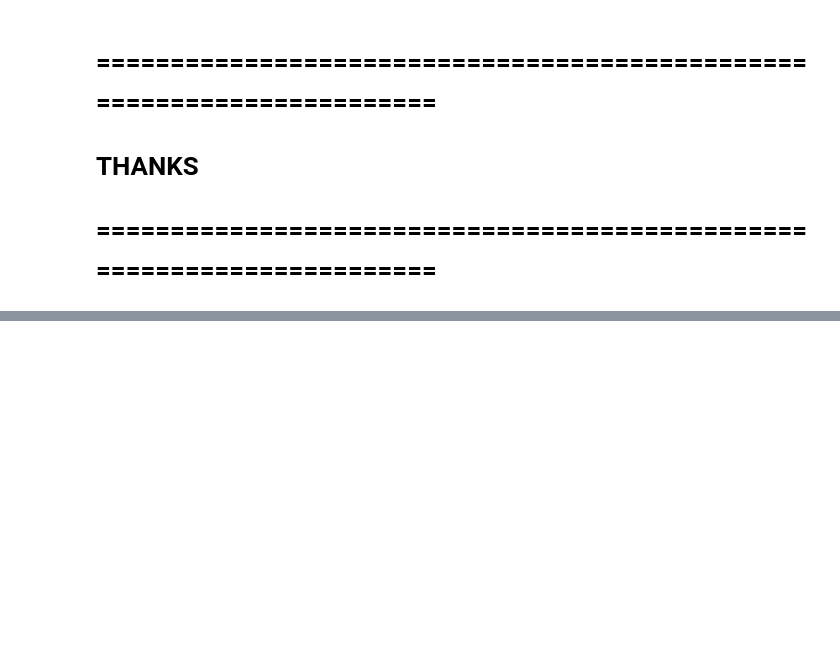
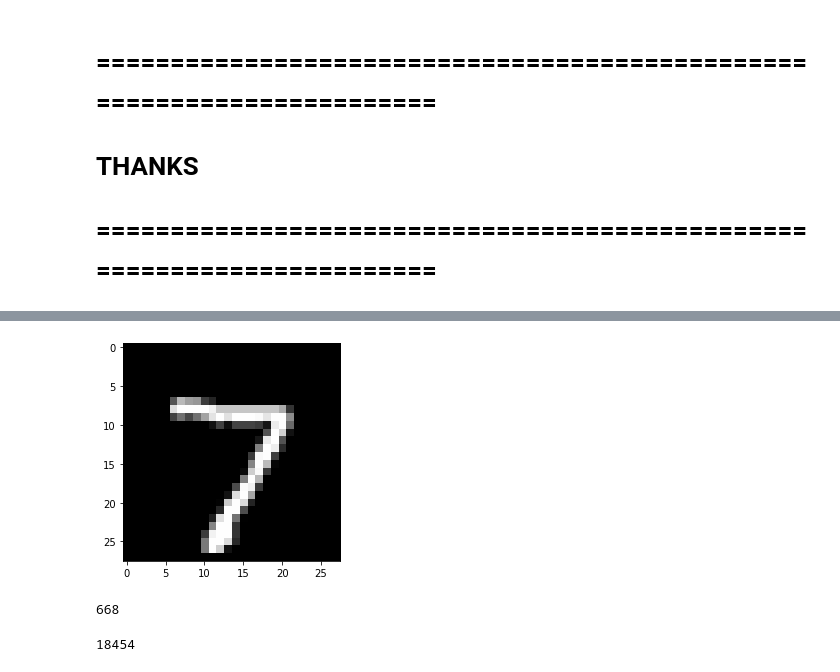
Before and after one commit to AlirezaKhodabakhsh/Tensorflow1.XX-Tutorial, a Jupyter notebook: Tensorflow_1_XX_Toturial_Example.ipynb, the cells around one changed output, grey strips where cells are left out. Drawn from its saved outputs; the diff is of its cells as text; code cells hidden in the pictures; blank space fills up the shorter version.

```diff
--- a/Tensorflow_1_XX_Toturial_Example.ipynb
+++ b/Tensorflow_1_XX_Toturial_Example.ipynb
@@ -149,0 +180,13 @@ Epoch:9          Validation Loss:0.09
+# %%
+plt.imshow(x_test[0], cmap='gray', vmin=0, vmax=255)
+plt.show()
+# %% [output]
+[figure, added]
+# %%
+np.argwhere(x_test[0]==0).shape[0] # number of zeros
+# %% [output]
+668
+# %%
+np.sum(x_test[0]) #intensity
+# %% [output]
+18454
```
Also changed, not shown: parts of 12 cells of this notebook.
